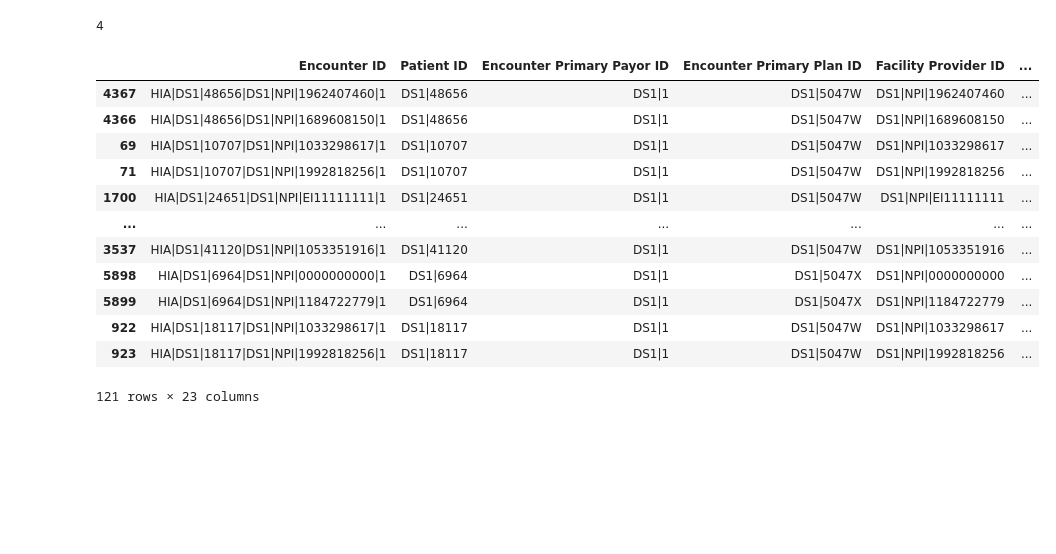
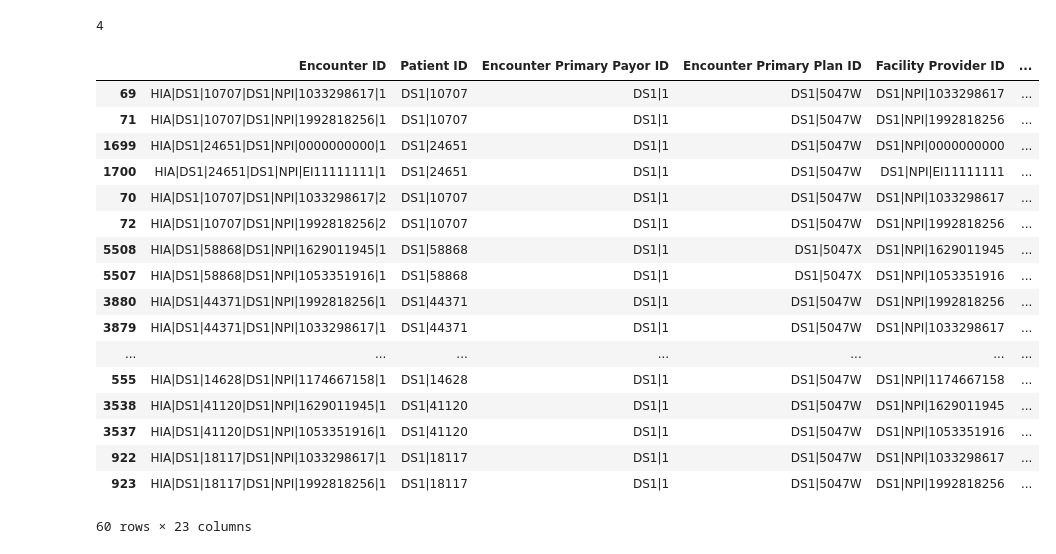
Before and after one commit to pfbabb/hostpital_readmission_analysis-jets, a Jupyter notebook: notebooks/EDA_babb.ipynb, the cells around one changed output. Drawn from its saved outputs; the diff is of its cells as text; code cells hidden in the pictures; blank space fills up the shorter version.

Commit message:
morning updates, control for duplicates

```diff
--- a/notebooks/EDA_babb.ipynb
+++ b/notebooks/EDA_babb.ipynb
@@ -236,18 +236,23 @@ readmit
 # %% [output]
 4
 # %%
-admis[admis[['Patient ID','Encounter Start Date' ]].duplicated(keep=False)].sort_values('Encounter Start Date')
+admis[admis[['Patient ID','Encounter Start Date','Encounter End Date' ]].duplicated(keep=False)].sort_values('Encounter Start Date')
 # %% [output]
 |  | Encounter ID | Patient ID | Encounter Primary Payor ID | Encounter Primary Plan ID | Facility Provider ID | ... |
-| 4367 | HIA|DS1|48656|DS1|NPI|1962407460|1 | DS1|48656 | DS1|1 | DS1|5047W | DS1|NPI|1962407460 | ... |
-| 4366 | HIA|DS1|48656|DS1|NPI|1689608150|1 | DS1|48656 | DS1|1 | DS1|5047W | DS1|NPI|1689608150 | ... |
 | 69 | HIA|DS1|10707|DS1|NPI|1033298617|1 | DS1|10707 | DS1|1 | DS1|5047W | DS1|NPI|1033298617 | ... |
 | 71 | HIA|DS1|10707|DS1|NPI|1992818256|1 | DS1|10707 | DS1|1 | DS1|5047W | DS1|NPI|1992818256 | ... |
+| 1699 | HIA|DS1|24651|DS1|NPI|0000000000|1 | DS1|24651 | DS1|1 | DS1|5047W | DS1|NPI|0000000000 | ... |
 | 1700 | HIA|DS1|24651|DS1|NPI|EI11111111|1 | DS1|24651 | DS1|1 | DS1|5047W | DS1|NPI|EI11111111 | ... |
+| 70 | HIA|DS1|10707|DS1|NPI|1033298617|2 | DS1|10707 | DS1|1 | DS1|5047W | DS1|NPI|1033298617 | ... |
+| 72 | HIA|DS1|10707|DS1|NPI|1992818256|2 | DS1|10707 | DS1|1 | DS1|5047W | DS1|NPI|1992818256 | ... |
+| 5508 | HIA|DS1|58868|DS1|NPI|1629011945|1 | DS1|58868 | DS1|1 | DS1|5047X | DS1|NPI|1629011945 | ... |
+| 5507 | HIA|DS1|58868|DS1|NPI|1053351916|1 | DS1|58868 | DS1|1 | DS1|5047X | DS1|NPI|1053351916 | ... |
+| 3880 | HIA|DS1|44371|DS1|NPI|1992818256|1 | DS1|44371 | DS1|1 | DS1|5047W | DS1|NPI|1992818256 | ... |
+| 3879 | HIA|DS1|44371|DS1|NPI|1033298617|1 | DS1|44371 | DS1|1 | DS1|5047W | DS1|NPI|1033298617 | ... |
 | ... | ... | ... | ... | ... | ... | ... |
+| 555 | HIA|DS1|14628|DS1|NPI|1174667158|1 | DS1|14628 | DS1|1 | DS1|5047W | DS1|NPI|1174667158 | ... |
+| 3538 | HIA|DS1|41120|DS1|NPI|1629011945|1 | DS1|41120 | DS1|1 | DS1|5047W | DS1|NPI|1629011945 | ... |
 | 3537 | HIA|DS1|41120|DS1|NPI|1053351916|1 | DS1|41120 | DS1|1 | DS1|5047W | DS1|NPI|1053351916 | ... |
-| 5898 | HIA|DS1|6964|DS1|NPI|0000000000|1 | DS1|6964 | DS1|1 | DS1|5047X | DS1|NPI|0000000000 | ... |
-| 5899 | HIA|DS1|6964|DS1|NPI|1184722779|1 | DS1|6964 | DS1|1 | DS1|5047X | DS1|NPI|1184722779 | ... |
 | 922 | HIA|DS1|18117|DS1|NPI|1033298617|1 | DS1|18117 | DS1|1 | DS1|5047W | DS1|NPI|1033298617 | ... |
 | 923 | HIA|DS1|18117|DS1|NPI|1992818256|1 | DS1|18117 | DS1|1 | DS1|5047W | DS1|NPI|1992818256 | ... |
-121 rows × 23 columns
+60 rows × 23 columns
```
Also changed, not shown: parts of 5 cells of this notebook, 3 other files.
